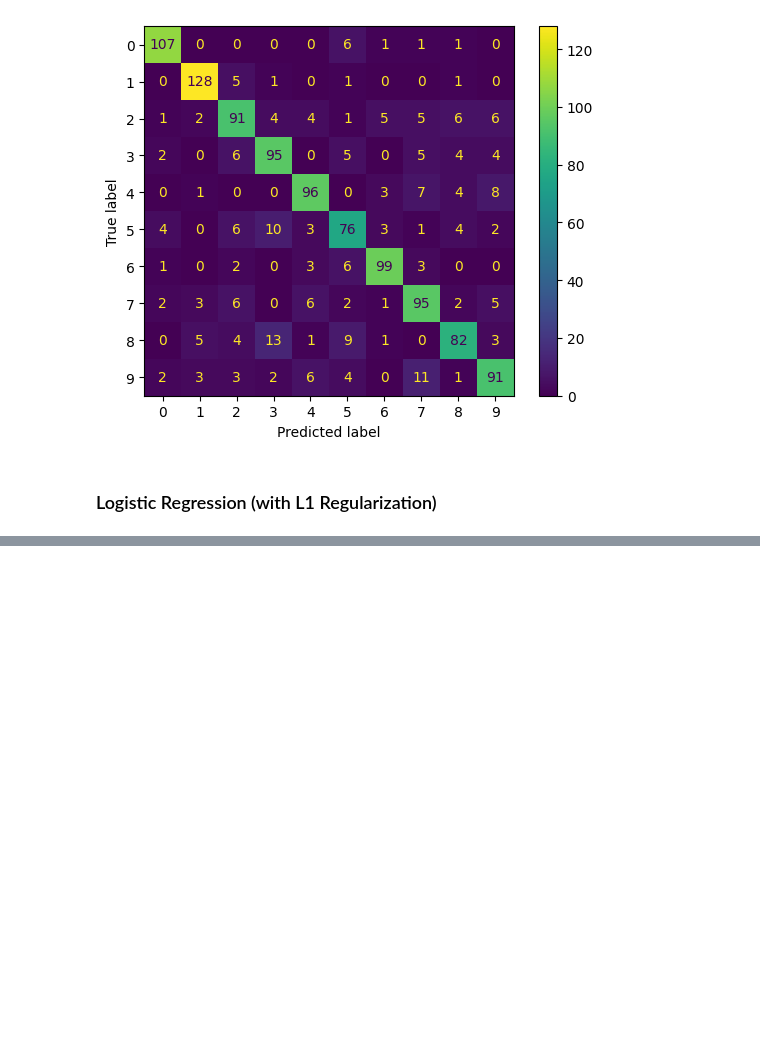
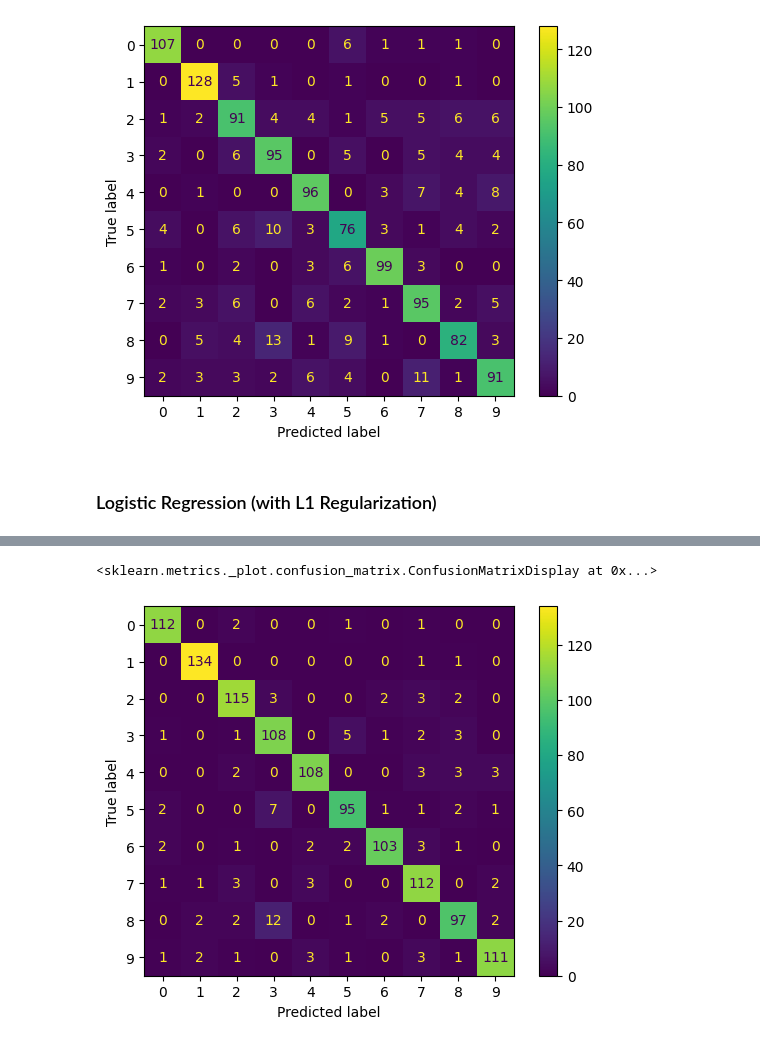
Before and after one commit to ThomasPrins1/MachineLearning_EE, a Jupyter notebook: Project_CE_IMG/project_notebook_with_gpu_accel.ipynb, the cells around one changed output, grey strips where cells are left out. Drawn from its saved outputs; the diff is of its cells as text; code cells hidden in the pictures; blank space fills up the shorter version.

```diff
--- a/Project_CE_IMG/project_notebook_with_gpu_accel.ipynb
+++ b/Project_CE_IMG/project_notebook_with_gpu_accel.ipynb
@@ -644,0 +740,3 @@ C value of best model:  1.0
+# %%
+mlp.fit(X_train_var_100,y_train)
+y_pred_mlp_var_100, accuracy_mlp_var_100, cm_mlp_var_100 = test_model(mlp,X_val_var_100,y_val)
@@ -644,0 +782,5 @@ C value of best model:  1.0
+# %%
+ConfusionMatrixDisplay(cm_mlp_var_100, display_labels=range(10)).plot()
+# %% [output]
+<sklearn.metrics._plot.confusion_matrix.ConfusionMatrixDisplay at 0x...>
+[figure, added]
```
Also changed, not shown: parts of 20 cells of this notebook.
